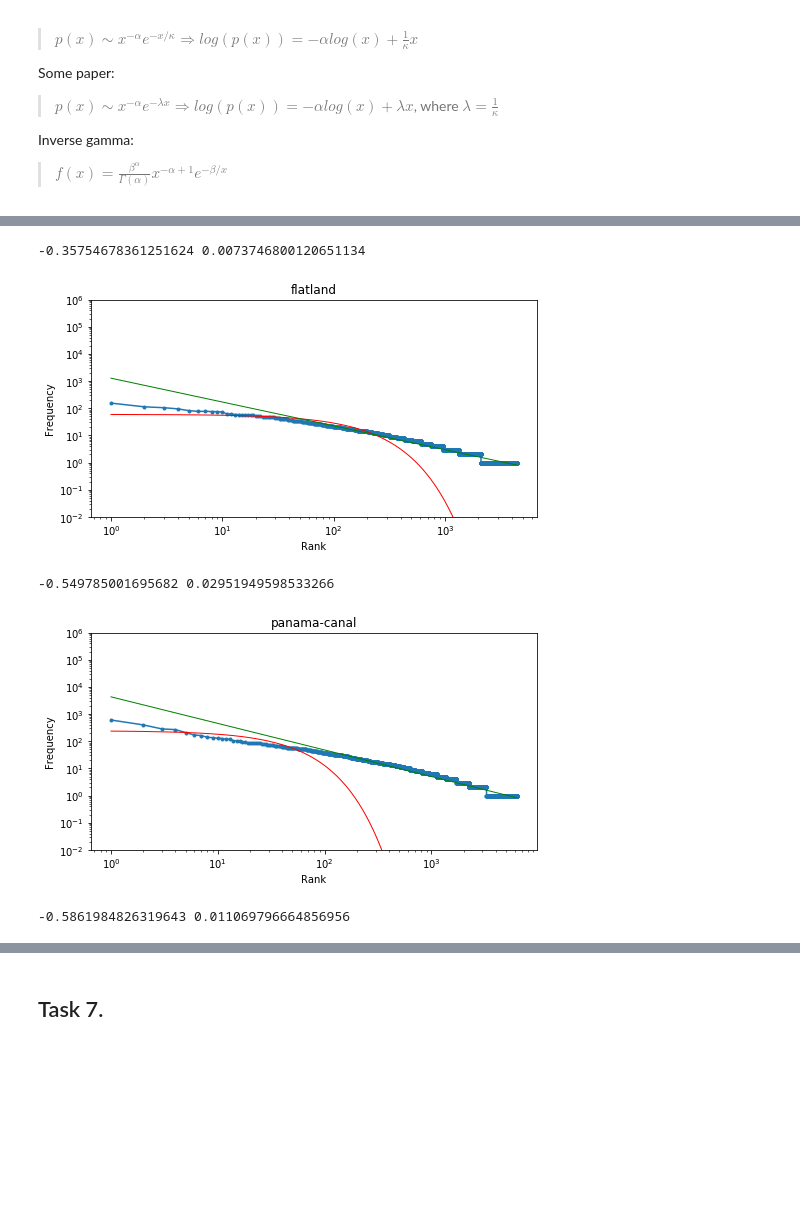
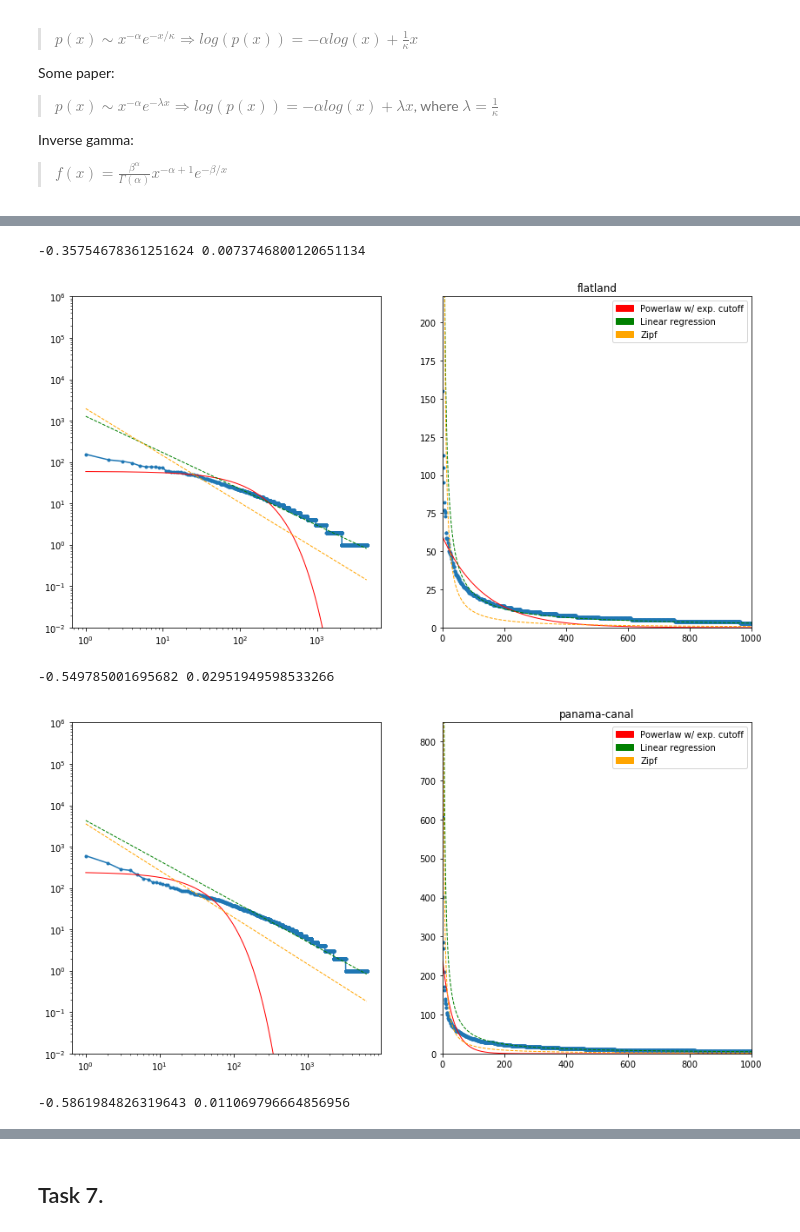
Before and after one commit to simppasofia/nlpproject, a Jupyter notebook: notebooks/project.ipynb, the cells around one changed output, grey strips where cells are left out. Saved outputs shown, nothing was run; the diff lists cells and outputs as text; code cells hidden in the pictures; blank space fills up the shorter version.

Commit message:
expcutoff with a shift implemented with curve_fit

```diff
--- a/notebooks/project.ipynb
+++ b/notebooks/project.ipynb
@@ -301,31 +312,49 @@ def expcutoff_shift(x, alpha, beta, x0):
     return (x + x0)**(-alpha) * np.exp(-beta * x)
 # %%
 for b in books.index:
-    # Linreg
+    fig, axs = plt.subplots(1, 2, figsize=(14,7))
+
+    # Fit linreg
     slope, intercept, _, _, _ = sts.linregress(log(books.ranks[b]), log(books.freqs[b]))
     y = intercept + log(books.ranks[b]) * slope
 
-    # Powerlaw
+    # Fit Zipf
+    alpha_zipf = ahat(len(books.ranks[b]), books.ranks[b])
+    p_zipf = sts.zipf.pmf(books.ranks[b], alpha_zipf)
+    total = sum(books.freqs[b])
+
+    # Fit powerlaw expcutoff
     fit = opt.curve_fit(expcutoff_shift, books.ranks[b], books.freqs[b])
     alpha, beta, x0 = fit[0]
+    fitted_val = expcutoff_shift(books.ranks[b], alpha, beta, x0)
 
     print(alpha, beta)
 
-    p = expcutoff_shift(books.ranks[b], alpha, beta, x0)
+    # Plot loglog
+    title(b)
+    axs[0].loglog(books.ranks[b], books.freqs[b], marker=".") # observations
+    axs[0].plot(books.ranks[b], fitted_val, lw=1, color='red') # expcutoff
+    axs[0].plot(books.ranks[b], exp(y), lw=1, linestyle="--", color='green') # linreg
+    axs[0].plot(books.ranks[b], p_zipf * total, lw=1, linestyle="--", color="orange") # zipf
+    axs[0].set_ylim(10e-3, 10e5)
+    red_patch = matplotlib.patches.Patch(color='red', label='Powerlaw w/ exp. cutoff')
+    green_patch = matplotlib.patches.Patch(color='green', label='Linear regression')
+    orange_patch = matplotlib.patches.Patch(color='orange', label='Zipf')
+    plt.legend(handles=[red_patch, green_patch, orange_patch])
 
-    # Plot
-    plt.figure(figsize=(8,4))
+    # Plot linear
     title(b)
-    plt.loglog(books.ranks[b], books.freqs[b], marker=".") # observations
-    plt.plot(books.ranks[b], p, lw=1, color='red') # expcutoff
-    plt.plot(books.ranks[b], exp(y), lw=1, color='green') # linreg
-    plt.ylabel("Frequency")
-    plt.xlabel("Rank")
-    plt.ylim(10e-3, 10e5)
+    axs[1].scatter(books.ranks[b], books.freqs[b], marker=".") # observations
+    axs[1].plot(books.ranks[b], fitted_val, lw=1, color='red') # expcutoff
+    axs[1].plot(books.ranks[b], exp(y), lw=1, linestyle="--", color='green') # linreg
+    axs[1].plot(books.ranks[b], p_zipf * total, lw=1, linestyle="--", color="orange") # zipf
+    axs[1].set_xlim(0, 1000)
+    axs[1].set_ylim(0, max(books.freqs[b]) + 0.4 * max(books.freqs[b]))
+    #plt.grid(axis="both")
     plt.show()
 # %% [output]
 -0.35754678361251624 0.0073746800120651134
-[figure, old version]
+[figure, new version]
 -0.549785001695682 0.02951949598533266
-[figure, old version]
+[figure, new version]
 -0.5861984826319643 0.011069796664856956
```
Also changed, not shown: parts of 18 cells of this notebook.
